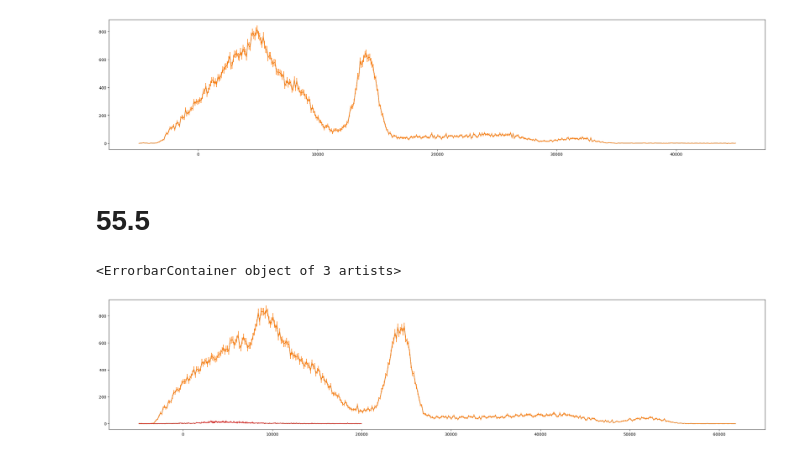
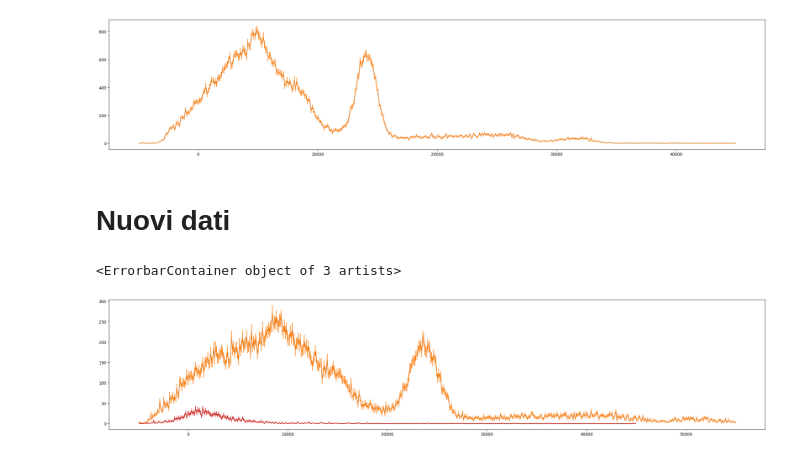
Before and after one commit to Pavar0tty/Laboratorio_SiPM, a Jupyter notebook: Analisi/Parte 2/CsI_analisi.ipynb, the cells around one changed output. Saved outputs shown, nothing was run; the diff lists cells and outputs as text; code cells hidden in the pictures.

```diff
--- a/Analisi/Parte 2/CsI_analisi.ipynb
+++ b/Analisi/Parte 2/CsI_analisi.ipynb
@@ -209,19 +192,19 @@ plt.errorbar(df54['ADC'], y_54_no_bkg, yerr=err_y_54, label='Data')
 <ErrorbarContainer object of 3 artists>
 [figure]
 # %% [markdown]
-# 55.5
+# Nuovi dati
 # %%
-df55 = pd.read_csv('Dati/Parte 2/Riprendere/Spettro CsI/Na_55.5_th-20.txt', delim_whitespace= 'True', skiprows = 1, encoding='ISO-8859-1', header = None)
+df55 = pd.read_csv('Dati/Parte 2/CsI/Sodio_55.5.txt', delim_whitespace= 'True', skiprows = 65, encoding='ISO-8859-1', header = None)
 df55.columns = ['ADC', 'counts'] #ho assegnato il nome alle colonne del dataframe
 err_counts_55 = np.array(np.sqrt(df55['counts']))
-df55_bkg = pd.read_csv('Dati/Parte 2/Riprendere/Spettro CsI/Bg_55.5_th-20.txt', delim_whitespace= 'True', skiprows = 166, encoding='ISO-8859-1', header = None)
+df55_bkg = pd.read_csv('Dati/Parte 2/CsI/Bkg_54.5V.txt', delim_whitespace= 'True', skiprows = 65, encoding='ISO-8859-1', header = None)
 df55_bkg.columns = ['ADC', 'counts'] #ho assegnato il nome alle colonne del dataframe
 err_counts_55_bkg = np.array(np.sqrt(df55_bkg['counts']))
 fig, ax = plt.subplots(figsize = (30,6))
 plt.plot(df55['ADC'], df55['counts'])
 plt.errorbar(df55['ADC'], df55['counts'], yerr=err_counts_55)
 plt.plot(df55_bkg['ADC'], df55_bkg['counts'])
 plt.errorbar(df55_bkg['ADC'], df55_bkg['counts'], yerr=err_counts_55_bkg)
 # %% [output]
 <ErrorbarContainer object of 3 artists>
-[figure, old version]
+[figure, new version]
```
Also changed, not shown: parts of 9 cells of this notebook, 1 other file.
